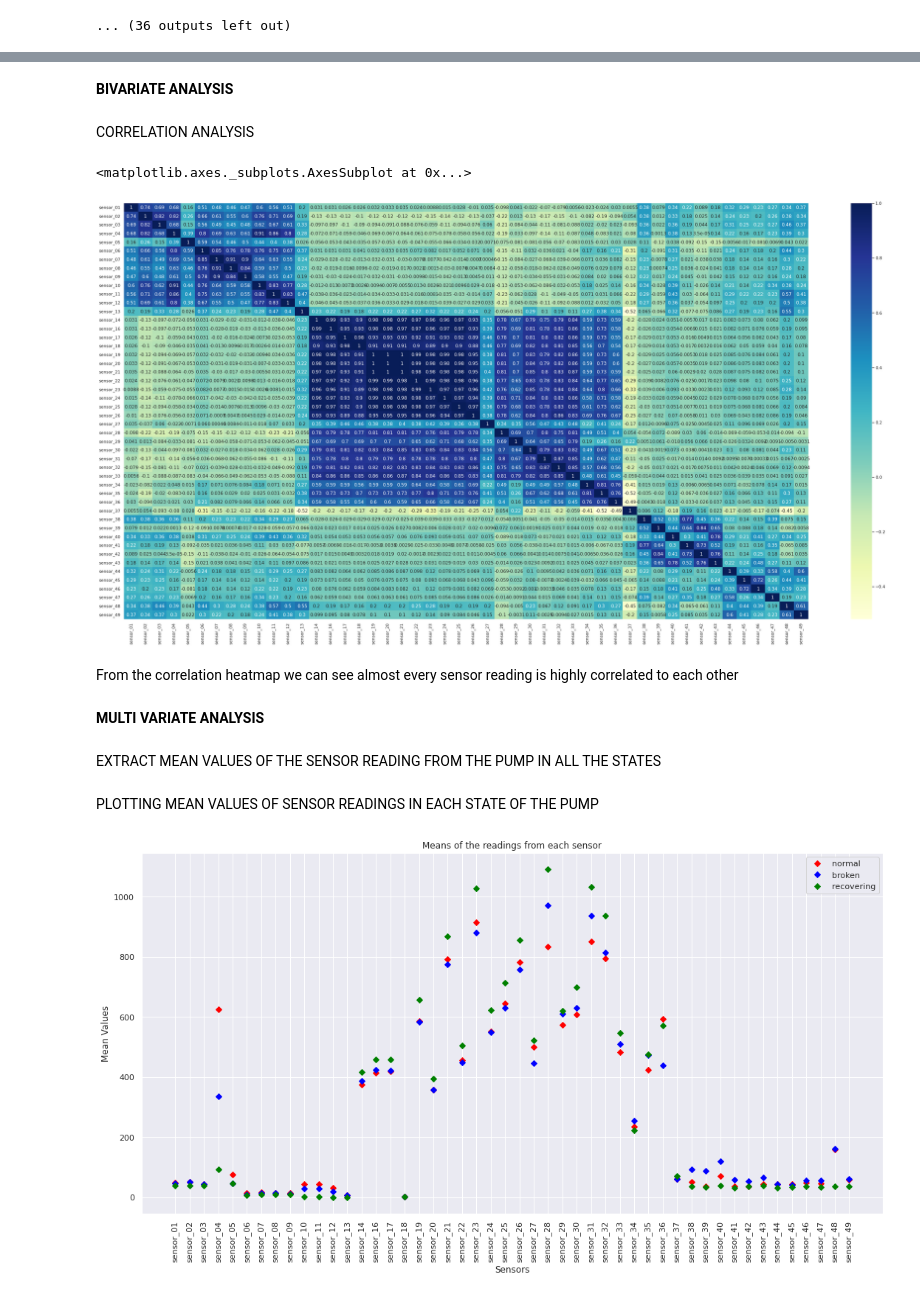
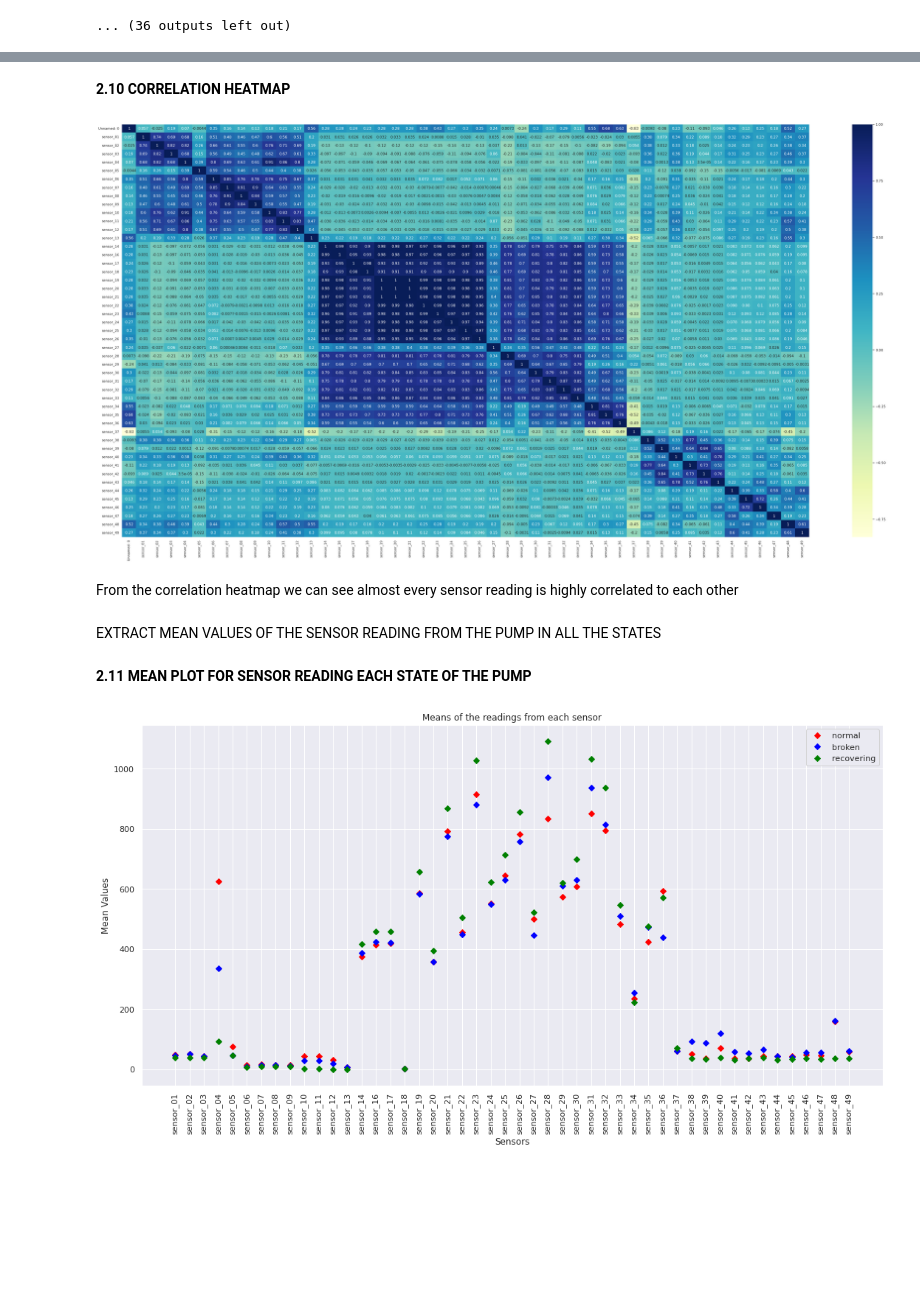
Before and after one commit to Syamkrishna123/Fault_detection_and_prediction_of_water_pump, a Jupyter notebook: pump_sensor_dataset.ipynb, the cells around one changed output, grey strips where cells are left out. Saved outputs shown, nothing was run; the diff lists cells and outputs as text; code cells hidden in the pictures; blank space fills up the shorter version.

```diff
--- a/pump_sensor_dataset.ipynb
+++ b/pump_sensor_dataset.ipynb
@@ -90,0 +45,5 @@ Name: timestamp, Length: 220320, dtype: object
+# %%
+from google.colab import drive
+drive.mount('/content/drive')
+
+data= pd.read_csv('/content/drive/MyDrive/Colab Notebooks/dataset/sensor.csv')
@@ -90,0 +130,2 @@ Name: timestamp, Length: 220320, dtype: object
+# %%
+data.drop(['sensor_00','sensor_15','sensor_50','sensor_51'],axis=1, inplace= True)
@@ -112,4 +201,4 @@ DROPPING UNWANTED COLUMNS
 # %% [markdown]
 Dataset contains unwanted column called 'Unnamed: 0' which is do not needed in further processing. So we are going to drop that column
 # %%
-df.drop('Unnamed: 0', axis= 1, inplace= True)
+data.drop('Unnamed: 0', axis= 1, inplace= True)
@@ -180,4 +236,4 @@ RESAMPLE TIMESTAMP AS A DAYA
 # %%
-df['timestamp'] = pd.to_datetime(df['timestamp'])
-df1 = df.set_index('timestamp')
+data['timestamp'] = pd.to_datetime(data['timestamp'])
+df1 = data.set_index('timestamp')
 da = df1.resample(rule='D').mean()
@@ -265,14 +266,10 @@ plt.show()
-# %% [markdown]
-**BIVARIATE ANALYSIS**
-# %% [markdown]
-CORRELATION ANALYSIS
+# %% [markdown]
+**2.10 CORRELATION HEATMAP**
 # %%
 plt.figure(figsize=(40,20))
-sns.heatmap(df.corr(),cmap="YlGnBu",annot= True)
+sns.heatmap(data.corr(),cmap="YlGnBu",annot= True)
+plt.show()
 # %% [output]
-<matplotlib.axes._subplots.AxesSubplot at 0x...>
-[figure, old version]
+[figure, new version]
 # %% [markdown]
 From the correlation heatmap we can see almost every sensor reading is highly correlated to each other
-# %% [markdown]
-**MULTI VARIATE ANALYSIS**
@@ -285,5 +286,5 @@ means_recovering = df_recover.mean(axis=0)
 # %% [markdown]
-PLOTTING MEAN VALUES OF SENSOR READINGS IN EACH STATE OF THE PUMP
+**2.11 MEAN PLOT FOR SENSOR READING EACH STATE OF THE PUMP**
 # %%
 plt.figure(figsize=(18,9))
 plt.plot(means_normal, marker='D', color='red', label='normal', linestyle='none')
```
Also changed, not shown: parts of 67 cells of this notebook.
